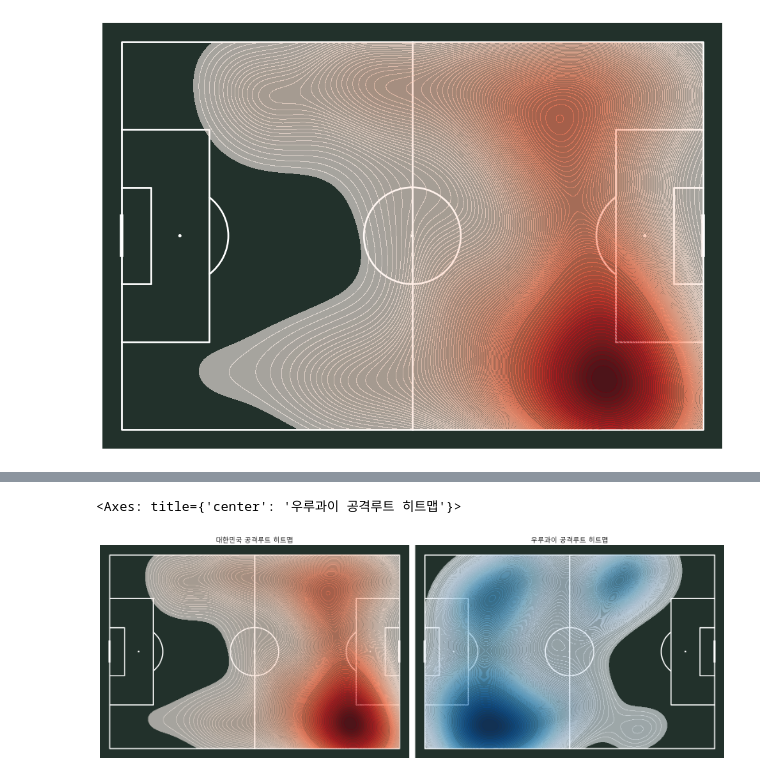
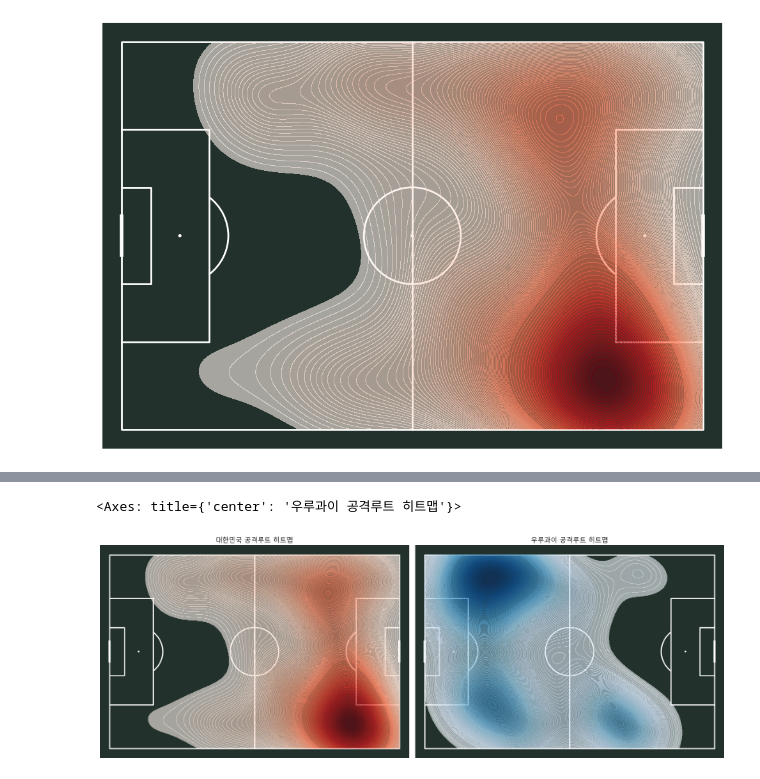
Before and after one commit to 0jyyyyy/Soccer_Lens, a Jupyter notebook: Tactics_lab/World_cup/2022/korea_uruguay.ipynb, the cells around one changed output, grey strips where cells are left out. Saved outputs shown, nothing was run; the diff lists cells and outputs as text; code cells hidden in the pictures.

```diff
--- a/Tactics_lab/World_cup/2022/korea_uruguay.ipynb
+++ b/Tactics_lab/World_cup/2022/korea_uruguay.ipynb
@@ -355,32 +358,32 @@ ax1.set_title('대한민국 공격루트 히트맵')
 ax2.set_title('우루과이 공격루트 히트맵')
 
 kor_roots_events = df_kor_event[
     df_kor_event['player_name'].isin(['Sang-Ho Na', 'Heung-Min Son', 'Ui-Jo Hwang'])
 ].dropna(subset=['x','y'])
 
 ur_roots_events = df_ur_event[
     df_ur_event['player_name'].isin(['Darwin Gabriel Núñez Ribeiro', 'Luis Alberto Suárez Díaz','Facundo Pellistri Rebollo'])
 ].dropna(subset=['x','y'])
 
 pitch.kdeplot(
     kor_roots_events['x'],
     kor_roots_events['y'],
     ax=ax1,
     fill=True,
     levels=100,
     cmap='Reds',
     alpha=0.6
 )
 
 pitch.kdeplot(
     120-ur_roots_events['x'],
-    ur_roots_events['y'],
+    80-ur_roots_events['y'],
     ax=ax2,
     fill=True,
     levels=100,
     cmap='Blues',
     alpha=0.6
 )
 # %% [output]
 <Axes: title={'center': '우루과이 공격루트 히트맵'}>
-[figure, old version]
+[figure, new version]
```
Also changed, not shown: parts of 5 cells of this notebook.
